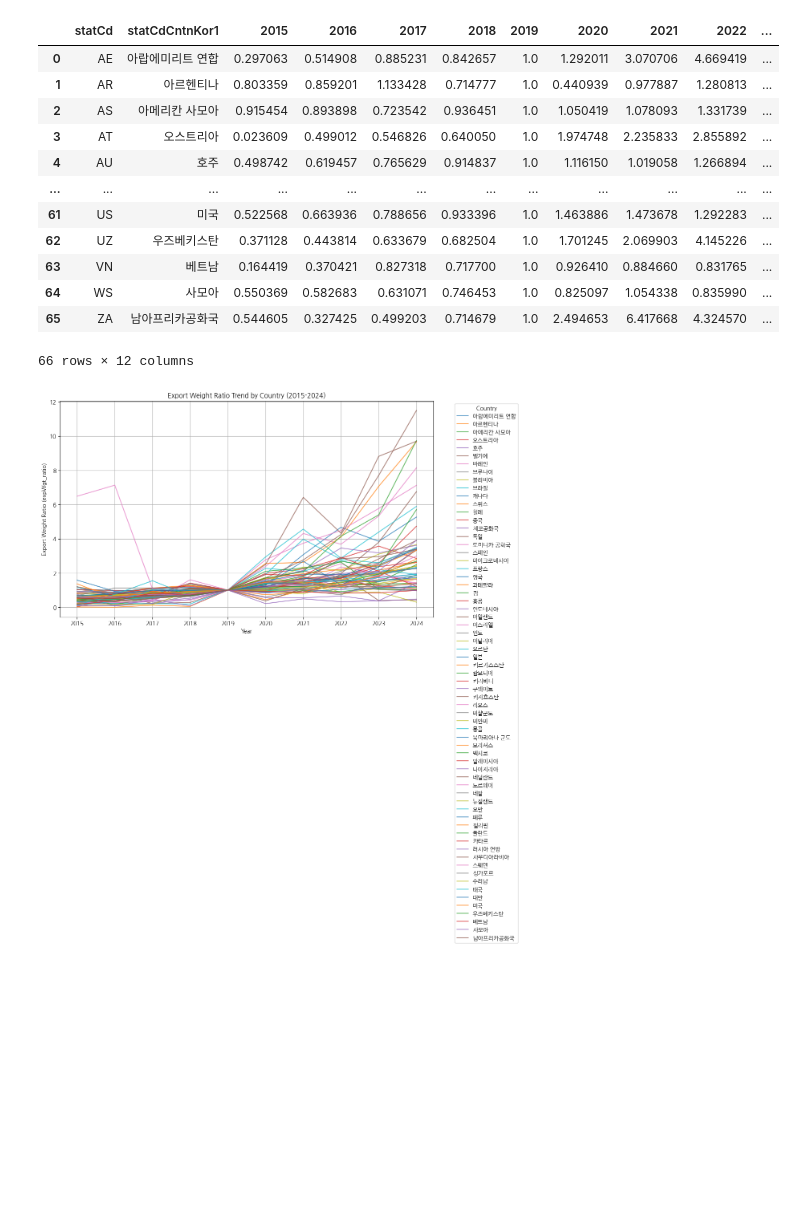
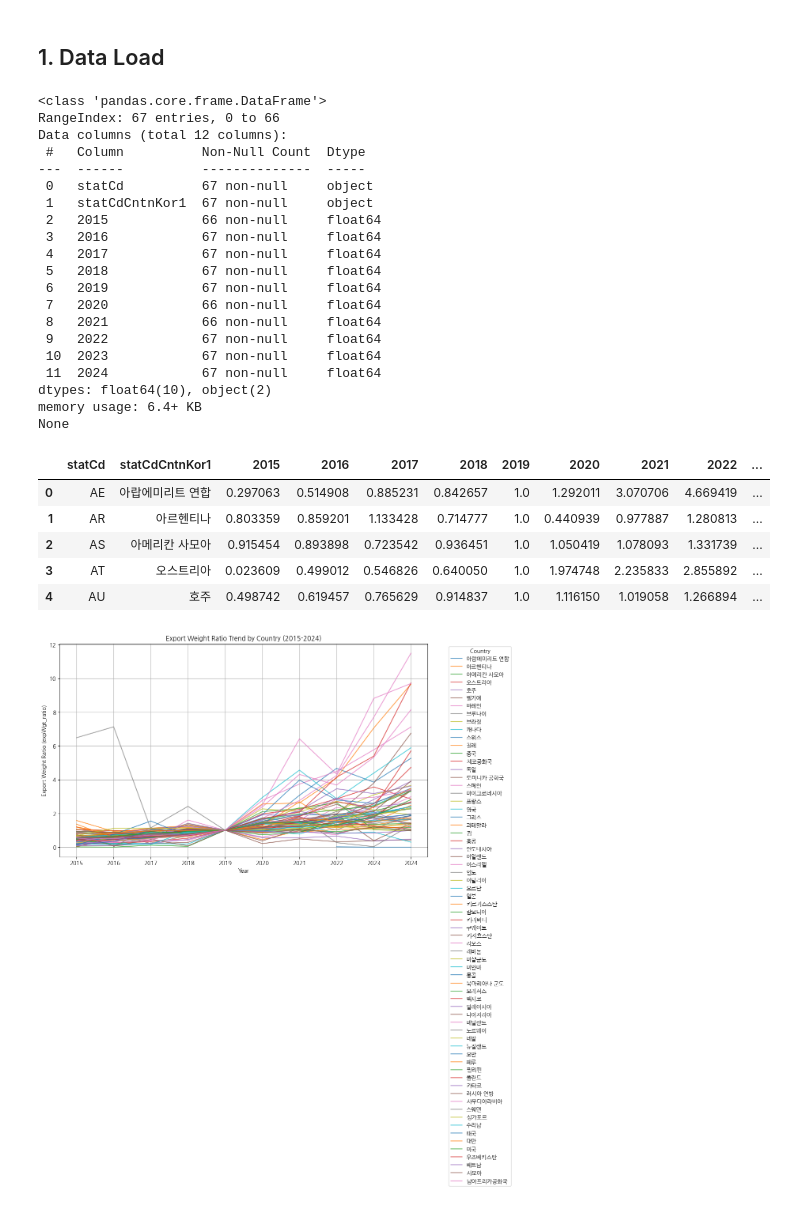
Before and after one commit to datadigger01/AI-Trade, a Jupyter notebook: tr_ramen_trend_clustering.ipynb, the cells around one changed output. Saved outputs shown, nothing was run; the diff lists cells and outputs as text; code cells hidden in the pictures; blank space fills up the shorter version.

```diff
--- a/tr_ramen_trend_clustering.ipynb
+++ b/tr_ramen_trend_clustering.ipynb
@@ -36,20 +37,38 @@ plt.rcParams['axes.unicode_minus'] = False
-# %%
-df = pd.read_csv('/content/drive/MyDrive/AI와무역투자론/Data/kor_ramen_expratio_15_24.csv')
-df
-# %% [output]
-|  | statCd | statCdCntnKor1 | 2015 | 2016 | 2017 | 2018 | 2019 | 2020 | 2021 | 2022 | ... |
-| 0 | AE | 아랍에미리트 연합 | 0.297063 | 0.514908 | 0.885231 | 0.842657 | 1.0 | 1.292011 | 3.070706 | 4.669419 | ... |
-| 1 | AR | 아르헨티나 | 0.803359 | 0.859201 | 1.133428 | 0.714777 | 1.0 | 0.440939 | 0.977887 | 1.280813 | ... |
-| 2 | AS | 아메리칸 사모아 | 0.915454 | 0.893898 | 0.723542 | 0.936451 | 1.0 | 1.050419 | 1.078093 | 1.331739 | ... |
-| 3 | AT | 오스트리아 | 0.023609 | 0.499012 | 0.546826 | 0.640050 | 1.0 | 1.974748 | 2.235833 | 2.855892 | ... |
-| 4 | AU | 호주 | 0.498742 | 0.619457 | 0.765629 | 0.914837 | 1.0 | 1.116150 | 1.019058 | 1.266894 | ... |
-| ... | ... | ... | ... | ... | ... | ... | ... | ... | ... | ... | ... |
-| 61 | US | 미국 | 0.522568 | 0.663936 | 0.788656 | 0.933396 | 1.0 | 1.463886 | 1.473678 | 1.292283 | ... |
-| 62 | UZ | 우즈베키스탄 | 0.371128 | 0.443814 | 0.633679 | 0.682504 | 1.0 | 1.701245 | 2.069903 | 4.145226 | ... |
-| 63 | VN | 베트남 | 0.164419 | 0.370421 | 0.827318 | 0.717700 | 1.0 | 0.926410 | 0.884660 | 0.831765 | ... |
-| 64 | WS | 사모아 | 0.550369 | 0.582683 | 0.631071 | 0.746453 | 1.0 | 0.825097 | 1.054338 | 0.835990 | ... |
-| 65 | ZA | 남아프리카공화국 | 0.544605 | 0.327425 | 0.499203 | 0.714679 | 1.0 | 2.494653 | 6.417668 | 4.324570 | ... |
-66 rows × 12 columns
+# %% [markdown]
+## 1. Data Load
+# %%
+url = 'https://raw.githubusercontent.com/datadigger01/AI-Trade/main/Data/kor_ramen_expratio_15_24.csv'
+df = pd.read_csv(url)
+print(df.info())
+
+display(df.head())
+# %% [output]
+<class 'pandas.core.frame.DataFrame'>
+RangeIndex: 67 entries, 0 to 66
+Data columns (total 12 columns):
+ #   Column          Non-Null Count  Dtype
+---  ------          --------------  -----
+ 0   statCd          67 non-null     object
+ 1   statCdCntnKor1  67 non-null     object
+ 2   2015            66 non-null     float64
+ 3   2016            67 non-null     float64
+ 4   2017            67 non-null     float64
+ 5   2018            67 non-null     float64
+ 6   2019            67 non-null     float64
+ 7   2020            66 non-null     float64
+ 8   2021            66 non-null     float64
+ 9   2022            67 non-null     float64
+ 10  2023            67 non-null     float64
+ 11  2024            67 non-null     float64
+dtypes: float64(10), object(2)
+memory usage: 6.4+ KB
+None
+|  | statCd | statCdCntnKor1 | 2015 | 2016 | 2017 | 2018 | 2019 | 2020 | 2021 | 2022 | ... |
+| 0 | AE | 아랍에미리트 연합 | 0.297063 | 0.514908 | 0.885231 | 0.842657 | 1.0 | 1.292011 | 3.070706 | 4.669419 | ... |
+| 1 | AR | 아르헨티나 | 0.803359 | 0.859201 | 1.133428 | 0.714777 | 1.0 | 0.440939 | 0.977887 | 1.280813 | ... |
+| 2 | AS | 아메리칸 사모아 | 0.915454 | 0.893898 | 0.723542 | 0.936451 | 1.0 | 1.050419 | 1.078093 | 1.331739 | ... |
+| 3 | AT | 오스트리아 | 0.023609 | 0.499012 | 0.546826 | 0.640050 | 1.0 | 1.974748 | 2.235833 | 2.855892 | ... |
+| 4 | AU | 호주 | 0.498742 | 0.619457 | 0.765629 | 0.914837 | 1.0 | 1.116150 | 1.019058 | 1.266894 | ... |
 # %%
 import matplotlib.pyplot as plt
 
@@ -71,4 +90,4 @@ plt.legend(title='Country', bbox_to_anchor=(1.05, 1), loc='upper left')
 #plt.tight_layout()
 plt.show()
 # %% [output]
-[figure, old version]
+[figure, new version]
```
Also changed, not shown: parts of 20 cells of this notebook.
